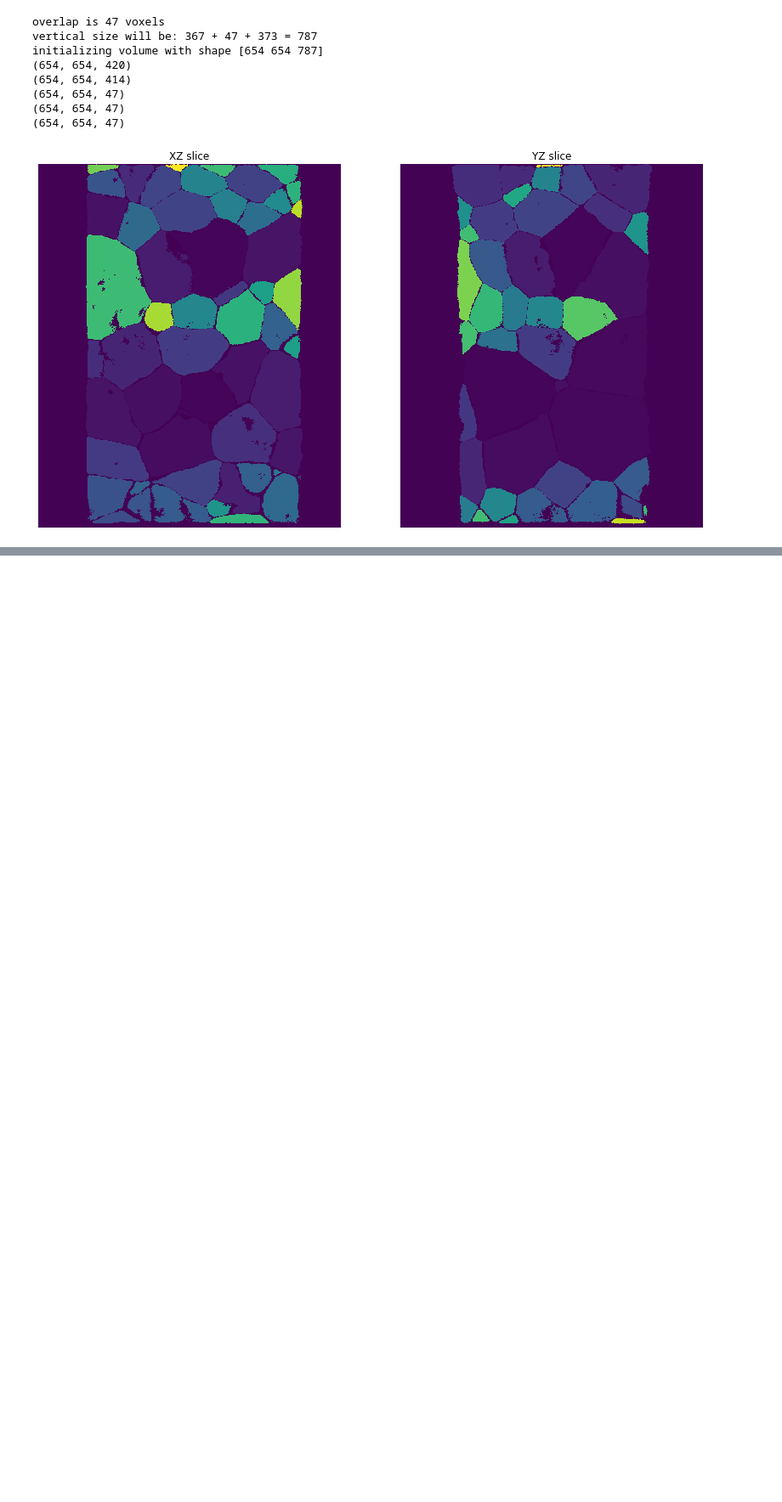
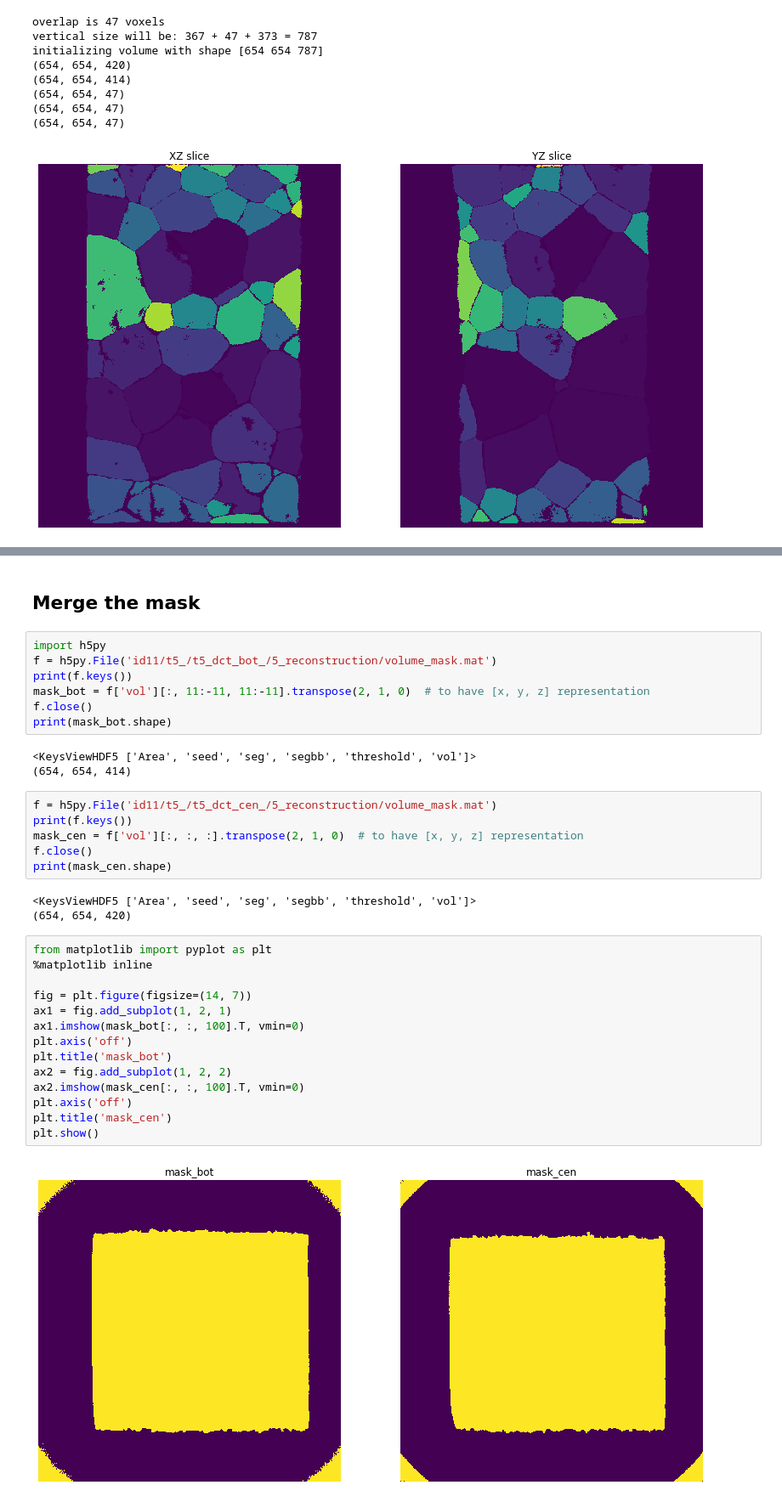
Before and after one commit to heprom/Ti7_ESRF, a Jupyter notebook: T5/T5_dct_merging.ipynb, the cells around one changed output, grey strips where cells are left out. Shown at 85% size. Drawn from its saved outputs; the diff is of its cells as text; blank space fills up the shorter version.

Commit message:
added code to merge absorption masks as well

```diff
--- a/T5/T5_dct_merging.ipynb
+++ b/T5/T5_dct_merging.ipynb
@@ -576,3 +576,41 @@ volume size is 654x654x787
 data type is int16
 writing .info file
 done with writing
+# %% [markdown]
+Merge the mask
+--
+# %%
+import h5py
+f = h5py.File('id11/t5_/t5_dct_bot_/5_reconstruction/volume_mask.mat')
+print(f.keys())
+mask_bot = f['vol'][:, 11:-11, 11:-11].transpose(2, 1, 0)  # to have [x, y, z] representation
+f.close()
+print(mask_bot.shape)
+# %% [output]
+<KeysViewHDF5 ['Area', 'seed', 'seg', 'segbb', 'threshold', 'vol']>
+(654, 654, 414)
+# %%
+f = h5py.File('id11/t5_/t5_dct_cen_/5_reconstruction/volume_mask.mat')
+print(f.keys())
+mask_cen = f['vol'][:, :, :].transpose(2, 1, 0)  # to have [x, y, z] representation
+f.close()
+print(mask_cen.shape)
+# %% [output]
+<KeysViewHDF5 ['Area', 'seed', 'seg', 'segbb', 'threshold', 'vol']>
+(654, 654, 420)
+# %%
+from matplotlib import pyplot as plt
+%matplotlib inline
+
+fig = plt.figure(figsize=(14, 7))
+ax1 = fig.add_subplot(1, 2, 1)
+ax1.imshow(mask_bot[:, :, 100].T, vmin=0)
+plt.axis('off')
+plt.title('mask_bot')
+ax2 = fig.add_subplot(1, 2, 2)
+ax2.imshow(mask_cen[:, :, 100].T, vmin=0)
+plt.axis('off')
+plt.title('mask_cen')
+plt.show()
+# %% [output]
+[figure, added]
```
Also changed, not shown: parts of 5 cells of this notebook, 3 other files.
